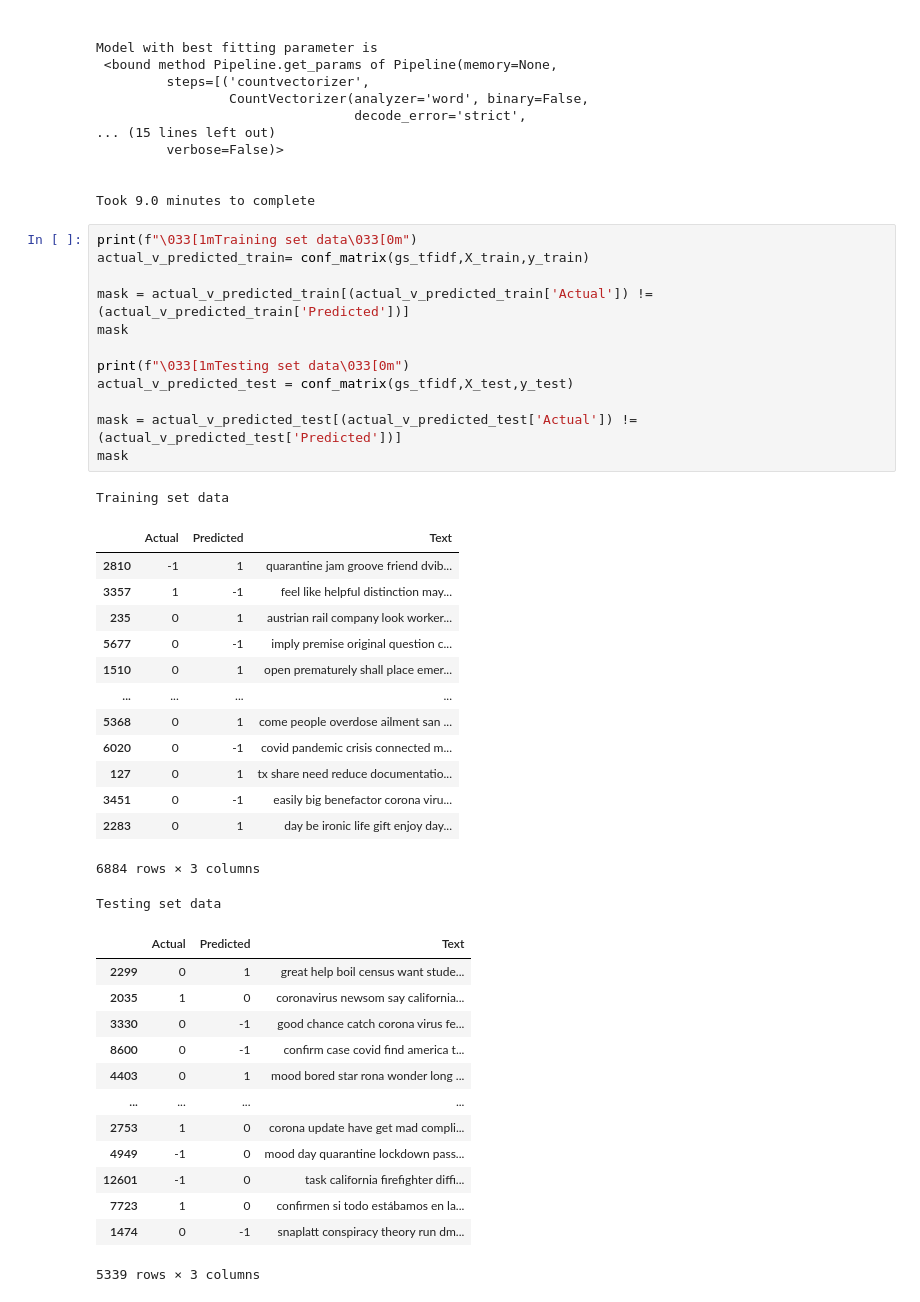
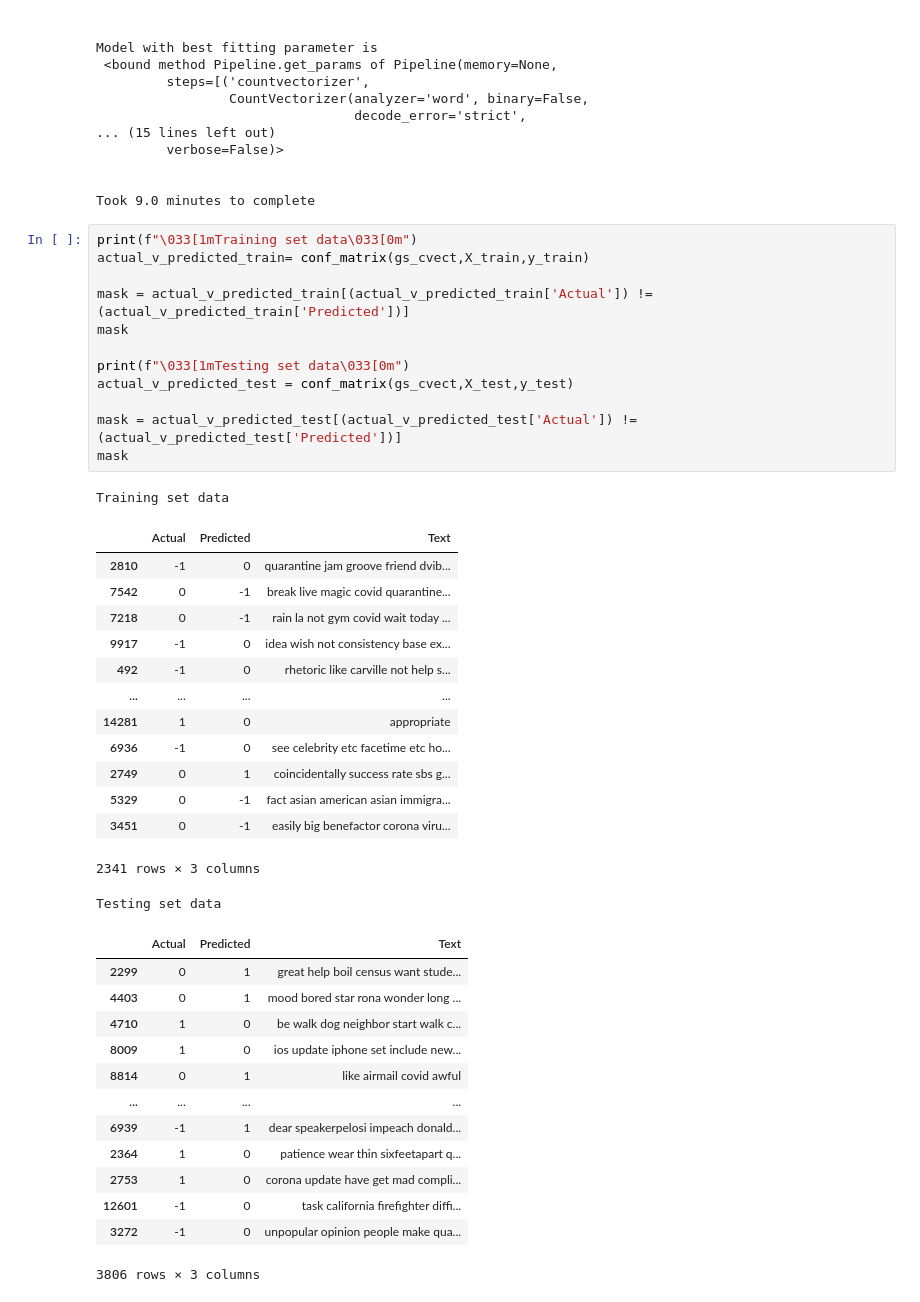
Before and after one commit to JonathanC4/COVID_19_map, a Jupyter notebook: notebook/tweet_sentiment_loc.ipynb, the cells around one changed output. Saved outputs shown, nothing was run; the diff lists cells and outputs as text.

```diff
--- a/notebook/tweet_sentiment_loc.ipynb
+++ b/notebook/tweet_sentiment_loc.ipynb
@@ -396,42 +396,42 @@ Model with best fitting parameter is
 Took 9.0 minutes to complete
 # %%
 print(f"\033[1mTraining set data\033[0m")
-actual_v_predicted_train= conf_matrix(gs_tfidf,X_train,y_train)
+actual_v_predicted_train= conf_matrix(gs_cvect,X_train,y_train)
 
 mask = actual_v_predicted_train[(actual_v_predicted_train['Actual']) != (actual_v_predicted_train['Predicted'])]
 mask
 
 print(f"\033[1mTesting set data\033[0m")
-actual_v_predicted_test = conf_matrix(gs_tfidf,X_test,y_test)
+actual_v_predicted_test = conf_matrix(gs_cvect,X_test,y_test)
 
 mask = actual_v_predicted_test[(actual_v_predicted_test['Actual']) != (actual_v_predicted_test['Predicted'])]
 mask
 # %% [output]
 Training set data
 |  | Actual | Predicted | Text |
-| 2810 | -1 | 1 | quarantine jam groove friend dvib... |
-| 3357 | 1 | -1 | feel like helpful distinction may... |
-| 235 | 0 | 1 | austrian rail company look worker... |
-| 5677 | 0 | -1 | imply premise original question c... |
-| 1510 | 0 | 1 | open prematurely shall place emer... |
+| 2810 | -1 | 0 | quarantine jam groove friend dvib... |
+| 7542 | 0 | -1 | break live magic covid quarantine... |
+| 7218 | 0 | -1 | rain la not gym covid wait today ... |
+| 9917 | -1 | 0 | idea wish not consistency base ex... |
+| 492 | -1 | 0 | rhetoric like carville not help s... |
 | ... | ... | ... | ... |
-| 5368 | 0 | 1 | come people overdose ailment san ... |
-| 6020 | 0 | -1 | covid pandemic crisis connected m... |
-| 127 | 0 | 1 | tx share need reduce documentatio... |
+| 14281 | 1 | 0 | appropriate |
+| 6936 | -1 | 0 | see celebrity etc facetime etc ho... |
+| 2749 | 0 | 1 | coincidentally success rate sbs g... |
+| 5329 | 0 | -1 | fact asian american asian immigra... |
 | 3451 | 0 | -1 | easily big benefactor corona viru... |
-| 2283 | 0 | 1 | day be ironic life gift enjoy day... |
-6884 rows × 3 columns
+2341 rows × 3 columns
 Testing set data
 |  | Actual | Predicted | Text |
 | 2299 | 0 | 1 | great help boil census want stude... |
-| 2035 | 1 | 0 | coronavirus newsom say california... |
-| 3330 | 0 | -1 | good chance catch corona virus fe... |
-| 8600 | 0 | -1 | confirm case covid find america t... |
 | 4403 | 0 | 1 | mood bored star rona wonder long ... |
+| 4710 | 1 | 0 | be walk dog neighbor start walk c... |
+| 8009 | 1 | 0 | ios update iphone set include new... |
+| 8814 | 0 | 1 | like airmail covid awful |
 | ... | ... | ... | ... |
+| 6939 | -1 | 1 | dear speakerpelosi impeach donald... |
+| 2364 | 1 | 0 | patience wear thin sixfeetapart q... |
 | 2753 | 1 | 0 | corona update have get mad compli... |
-| 4949 | -1 | 0 | mood day quarantine lockdown pass... |
 | 12601 | -1 | 0 | task california firefighter diffi... |
-| 7723 | 1 | 0 | confirmen si todo estábamos en la... |
-| 1474 | 0 | -1 | snaplatt conspiracy theory run dm... |
+| 3272 | -1 | 0 | unpopular opinion people make qua... |
-5339 rows × 3 columns
+3806 rows × 3 columns
```
